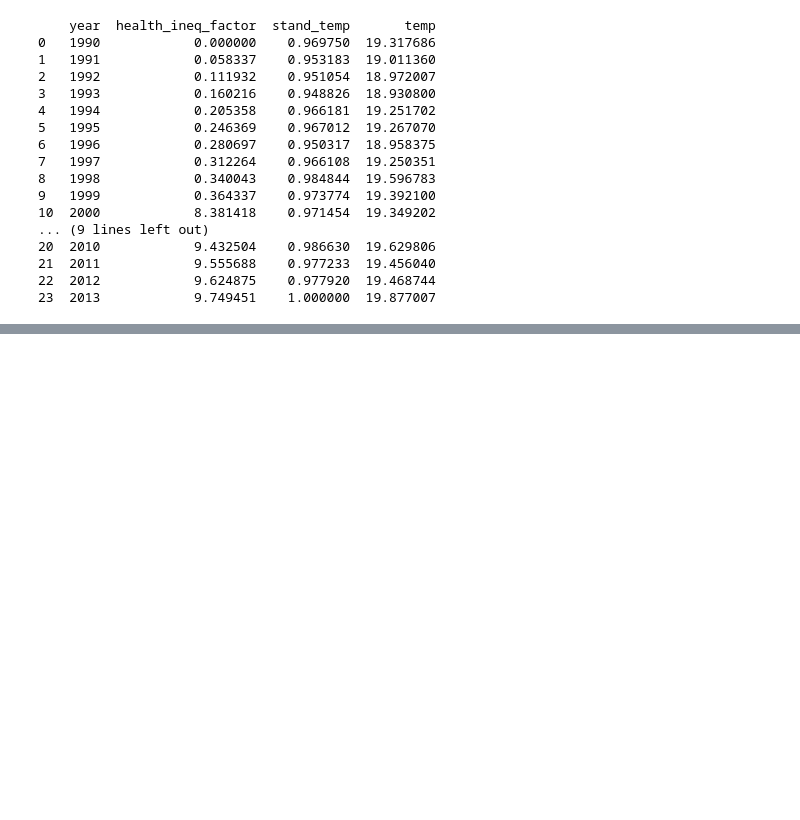
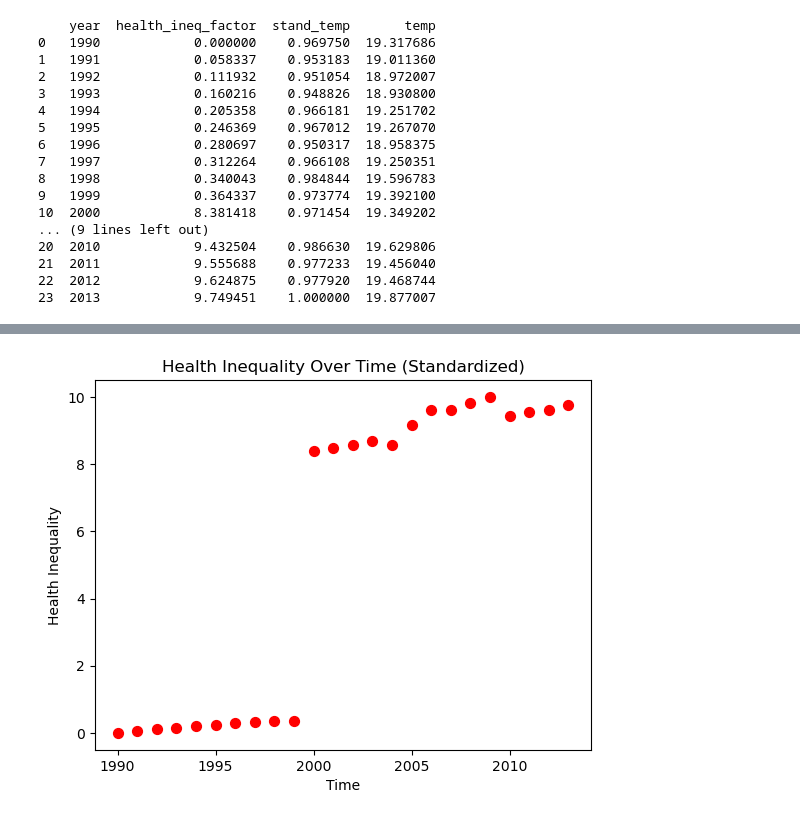
Before and after one commit to E-Eshbaugh/Global-Warming-Health-Inequality, a Jupyter notebook: CollectionProcessing.ipynb, the cells around one changed output, grey strips where cells are left out. Cells and saved outputs as stored; diff of their text form; code cells hidden in the pictures; blank space fills up the shorter version.

```diff
--- a/CollectionProcessing.ipynb
+++ b/CollectionProcessing.ipynb
@@ -176,0 +209,10 @@ print(df)
+# %%
+# Plot inequality over time
+plt.scatter(list(range(1990, 2014)), stand_factors, c='red', marker='o', s=50)
+plt.xlabel('Time')
+plt.ylabel('Health Inequality')
+plt.title('Health Inequality Over Time (Standardized)')
+
+plt.show()
+# %% [output]
+[figure, added]
```
Also changed, not shown: parts of 6 cells of this notebook.
